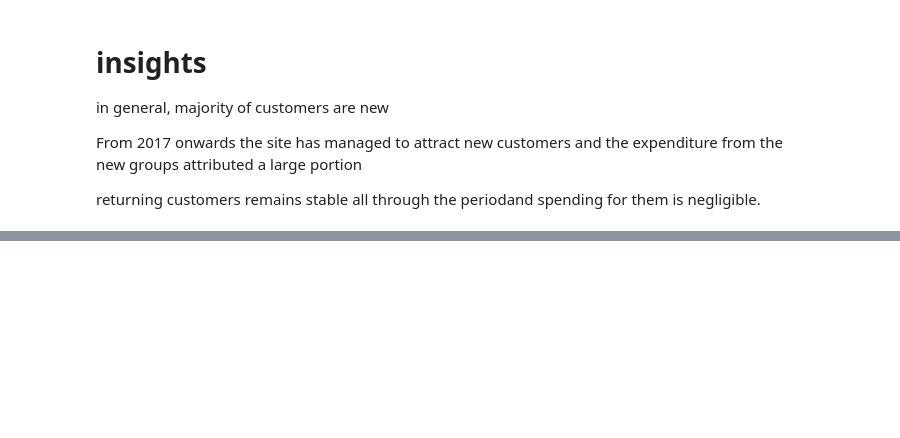
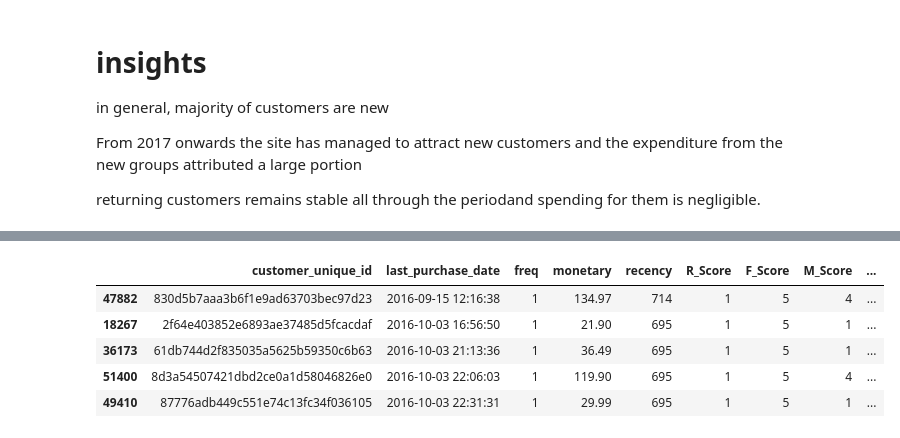
Before and after one commit to Cyrusz55/E_Commerce_Customer_Behavior_Analysis, a Jupyter notebook: book1.ipynb, the cells around one changed output, grey strips where cells are left out. Saved outputs shown, nothing was run; the diff lists cells and outputs as text; code cells hidden in the pictures; blank space fills up the shorter version.

```diff
--- a/book1.ipynb
+++ b/book1.ipynb
@@ -616,0 +740,20 @@ returning customers remains stable all through the periodand spending for them i
+# %%
+# Customer segmentation using RFM(recency, Frequency, monetary) Model
+# lets create a new dataframe for RFM analysis with selected columns
+df_rfm = (
+    data_orders[["customer_unique_id","last_purchase_date", "order_count", "total_price"]].copy()
+    .sort_values(by="last_purchase_date", ascending = True)
+)
+
+# rename column to standard RFM terminologies
+df_rfm.columns = ["customer_unique_id", "last_purchase_date", "freq", "monetary"]
+
+# define the reference date for recency calculation
+# add +1 to prevent Recency = 0 for customers who transacted on the last date
+recency_date = df_rfm["last_purchase_date"].max() +pd.Timedelta(days=1)
+
+df_rfm["recency"] = df_rfm["last_purchase_date"].apply(
+    lambda x: (recency_date - x).days
+).fillna(0).astype(int)
+
+display(df_rfm.head())
@@ -616,0 +767,65 @@ returning customers remains stable all through the periodand spending for them i
+# %%
+# recency scoring: lower recency = better(more recent purchase)
+def r_score(value, r_quartiles):
+    if value >= r_quartiles[0.8]:
+        return 1
+    elif value >= r_quartiles[0.6]:
+        return 2
+    elif value >= r_quartiles[0.4]:
+        return 3
+    elif value >= r_quartiles[0.2]:
+        return 4
+    else:
+        return 5
+
+# frequency scoring: higher frequency = better
+def f_score(value, f_quartiles):
+    if value >= f_quartiles[0.8]:
+        return 5
+    elif value >= f_quartiles[0.6]:
+        return 4
+    elif value >= f_quartiles[0.4]:
+        return 3
+    elif value >= f_quartiles[0.2]:
+        return 2
+    else:
+        return 1
+
+# monetary scoring: higher monetary value = better
+def m_score(value, m_quartiles):
+    if value >= m_quartiles[0.8]:
+        return 5
+    elif value >= m_quartiles[0.6]:
+        return 4
+    elif value >= m_quartiles[0.4]:
+        return 3
+    elif value >= m_quartiles[0.2]:
+        return 2
+    else:
+        return 1
+
+# compute quatiles for Recency, frequency and monetary
+
+r_quartiles = df_rfm["recency"].quantile([0.2, 0.4, 0.6, 0.8])
+f_quartiles = df_rfm["freq"].quantile([0.2, 0.4, 0.6, 0.8])
+m_quartiles = df_rfm["monetary"].quantile([0.2, 0.4, 0.6, 0.8])
+
+
+df_rfm["R_Score"] = df_rfm["recency"].apply(lambda x: r_score(x, r_quartiles))
+df_rfm["F_Score"] = df_rfm["freq"].apply(lambda x: f_score(x, f_quartiles))
+df_rfm["M_Score"] = df_rfm["monetary"].apply(lambda x: m_score(x, m_quartiles))
+
+# combine all scores into a single score as a string
+df_rfm["RFM_Score"] = (
+    df_rfm["R_Score"].astype(str) +
+    df_rfm["F_Score"].astype(str) +
+    df_rfm["M_Score"].astype(str)
+)
+display(df_rfm.head())
+# %% [output]
+|  | customer_unique_id | last_purchase_date | freq | monetary | recency | R_Score | F_Score | M_Score | ... |
+| 47882 | 830d5b7aaa3b6f1e9ad63703bec97d23 | 2016-09-15 12:16:38 | 1 | 134.97 | 714 | 1 | 5 | 4 | ... |
+| 18267 | 2f64e403852e6893ae37485d5fcacdaf | 2016-10-03 16:56:50 | 1 | 21.90 | 695 | 1 | 5 | 1 | ... |
+| 36173 | 61db744d2f835035a5625b59350c6b63 | 2016-10-03 21:13:36 | 1 | 36.49 | 695 | 1 | 5 | 1 | ... |
+| 51400 | 8d3a54507421dbd2ce0a1d58046826e0 | 2016-10-03 22:06:03 | 1 | 119.90 | 695 | 1 | 5 | 4 | ... |
+| 49410 | 87776adb449c551e74c13fc34f036105 | 2016-10-03 22:31:31 | 1 | 29.99 | 695 | 1 | 5 | 1 | ... |
```
Also changed, not shown: parts of 6 cells of this notebook, 5 other files.
